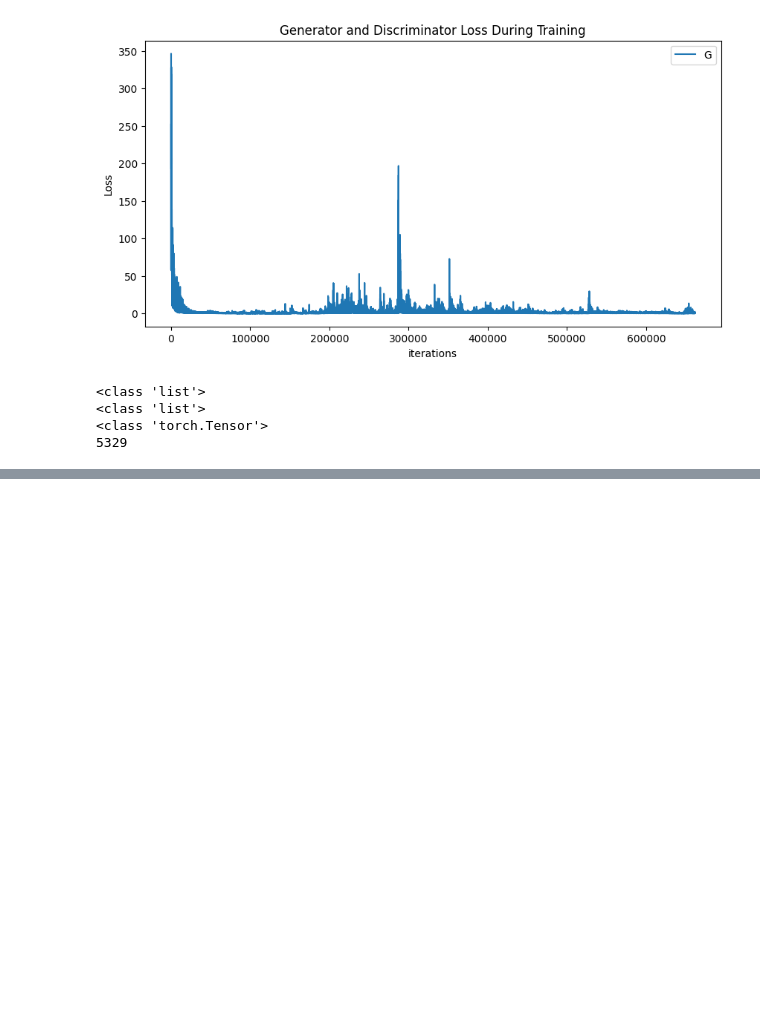
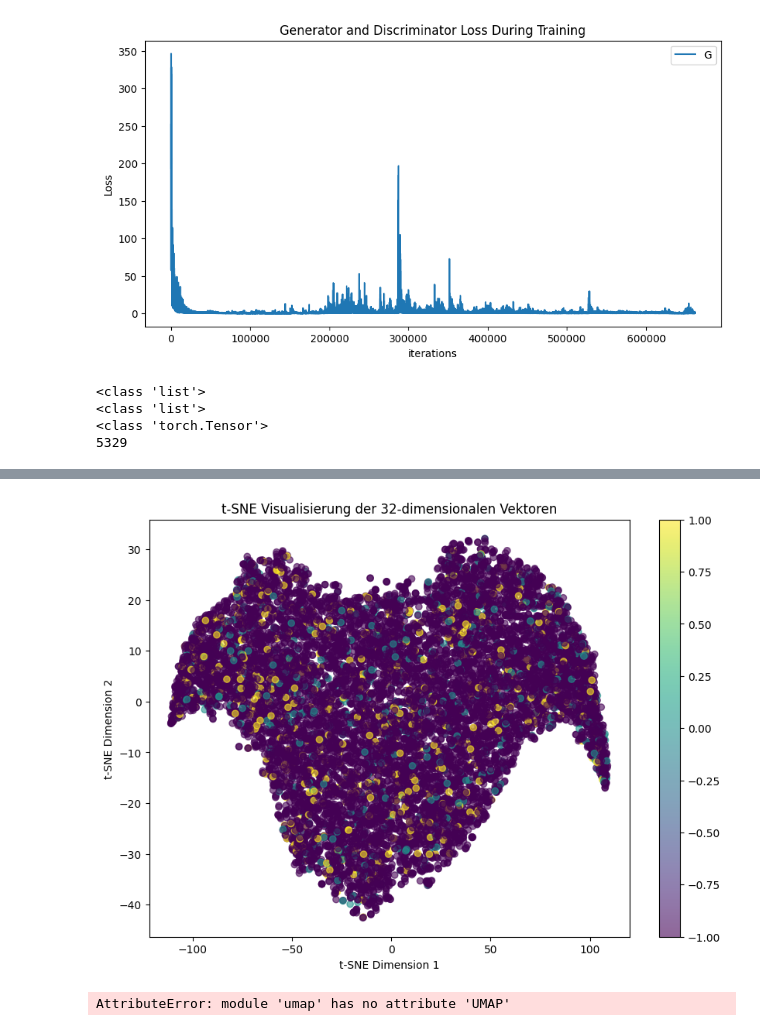
Before and after one commit to tnitzl/SiameseOD, a Jupyter notebook: Siamese.ipynb, the cells around one changed output, grey strips where cells are left out. Cells and saved outputs as stored; diff of their text form; code cells hidden in the pictures; blank space fills up the shorter version.

```diff
--- a/Siamese.ipynb
+++ b/Siamese.ipynb
@@ -635,0 +926,47 @@ print(classifier_network)
+# %%
+embeded = latend_space_epoch[19][0]
+embeded_label = latend_space_epoch[19][1]
+
+tnse = TSNE(n_components=2, random_state=42)
+
+features_2d = tnse.fit_transform(embeded)
+
+tnse = TSNE(n_components=2, random_state=42)
+features_2d = tnse.fit_transform(embeded)
+
+plt.figure(figsize=(10,7))
+scatter = plt.scatter(features_2d[:, 0], features_2d[:, 1], c=embeded_label, cmap='viridis', alpha=0.6)
+plt.colorbar(scatter)
+plt.title('t-SNE Visualisierung der 32-dimensionalen Vektoren')
+plt.xlabel('t-SNE Dimension 1')
+plt.ylabel('t-SNE Dimension 2')
+plt.show()
+# %% [output]
+[figure, added]
+# %%
+import numpy as np
+import matplotlib.pyplot as plt
+import umap
+
+# Beispielhaftes Latent-Space-Objekt latend_space_epoch
+# Angenommen, latend_space_epoch ist definiert wie folgt:
+# latend_space_epoch = [(embeded, embeded_label), ...]
+
+# Beispielwerte für Demonstration
+embeded = np.random.randn(100, 32)  # Beispiel für eingebettete Vektoren
+embeded_label = np.random.randint(0, 10, size=100)  # Beispiel für Labels
+
+# Verwendung von UMAP anstelle von t-SNE
+umap_reducer = umap.UMAP(n_components=2, random_state=42)
+features_2d = umap_reducer.fit_transform(embeded)
+
+# Plotten der Ergebnisse
+plt.figure(figsize=(10, 7))
+scatter = plt.scatter(features_2d[:, 0], features_2d[:, 1], c=embeded_label, cmap='viridis', alpha=0.6)
+plt.colorbar(scatter)
+plt.title('UMAP Visualisierung der 32-dimensionalen Vektoren')
+plt.xlabel('UMAP Dimension 1')
+plt.ylabel('UMAP Dimension 2')
+plt.show()
+# %% [output]
+AttributeError: module 'umap' has no attribute 'UMAP'
```
Also changed, not shown: parts of 26 cells of this notebook, 3 other files.
